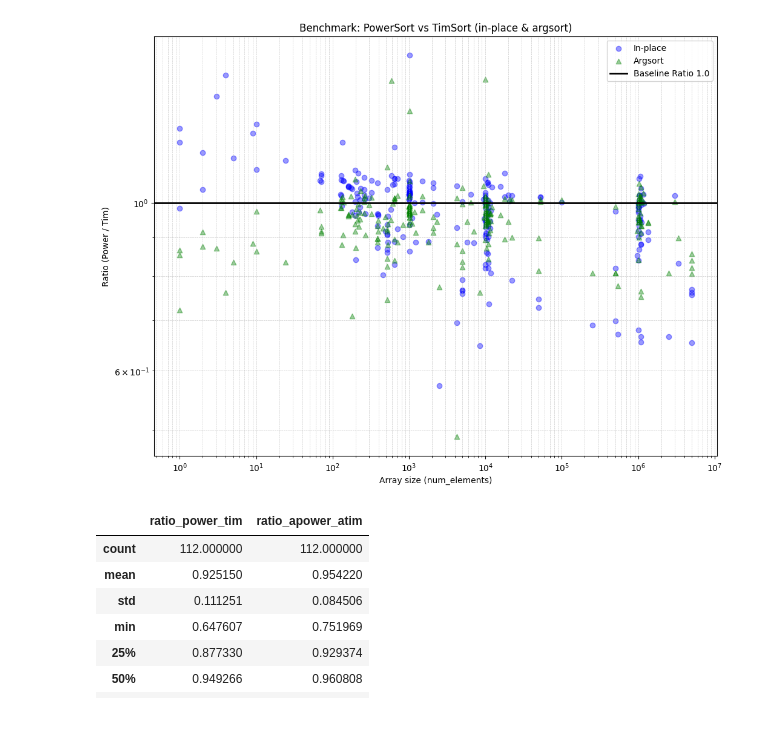
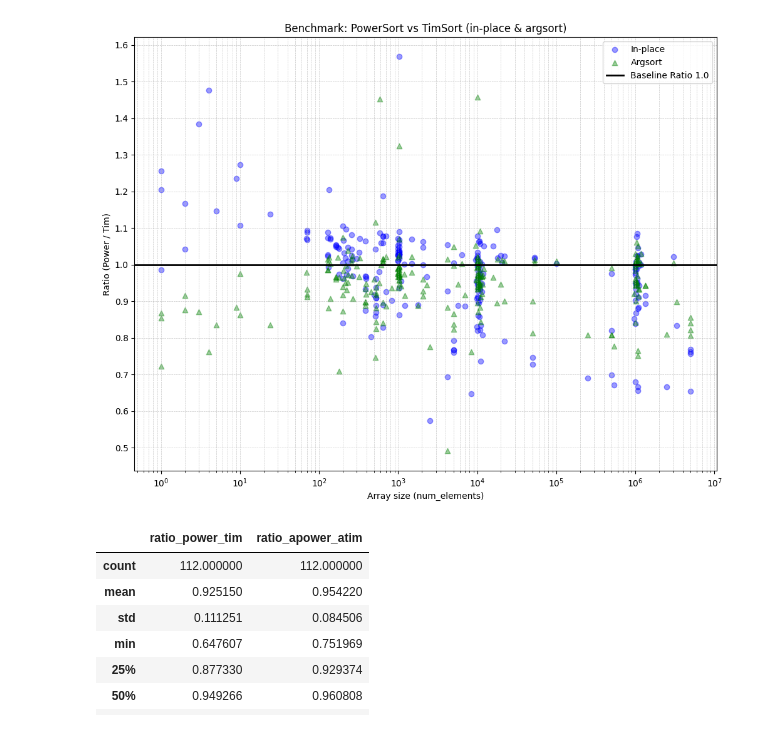
Before and after one commit to moritz-gross/SortingEDA, a Jupyter notebook: powersort_vs_timsort.ipynb, the cells around one changed output. Cells and saved outputs as stored; diff of their text form; code cells hidden in the pictures.

```diff
--- a/powersort_vs_timsort.ipynb
+++ b/powersort_vs_timsort.ipynb
@@ -4,28 +4,30 @@ import matplotlib.pyplot as plt
 # %%
 import pandas as pd
 import matplotlib.pyplot as plt
+from matplotlib.ticker import MultipleLocator
 
 df = pd.read_csv("results.csv")
 
 plt.figure(figsize=(12, 9))
 
 plt.scatter(df["num_elements"], df["ratio_power_tim"], color="blue", alpha=0.4, label="In-place")
 
 plt.scatter(df["num_elements"], df["ratio_apower_atim"], color="green", alpha=0.4, label="Argsort",  marker="^")
 
 plt.axhline(1.0, color="black", linewidth=2, label="Baseline Ratio 1.0")
 
 plt.xlabel("Array size (num_elements)")
 plt.ylabel("Ratio (Power / Tim)")
 plt.title("Benchmark: PowerSort vs TimSort (in-place & argsort)")
 
-plt.xscale("log"); plt.yscale("log")
+plt.xscale("log")
+plt.gca().yaxis.set_major_locator(MultipleLocator(0.1))
 
 plt.grid(True, which="both", linestyle="--", linewidth=0.5, alpha=0.7)
 plt.legend()
 plt.show()
 # %% [output]
-[figure, old version]
+[figure, new version]
 # %%
 df[df.num_elements > 5_000][["ratio_power_tim", "ratio_apower_atim"]].describe()
 # %% [output]
```
